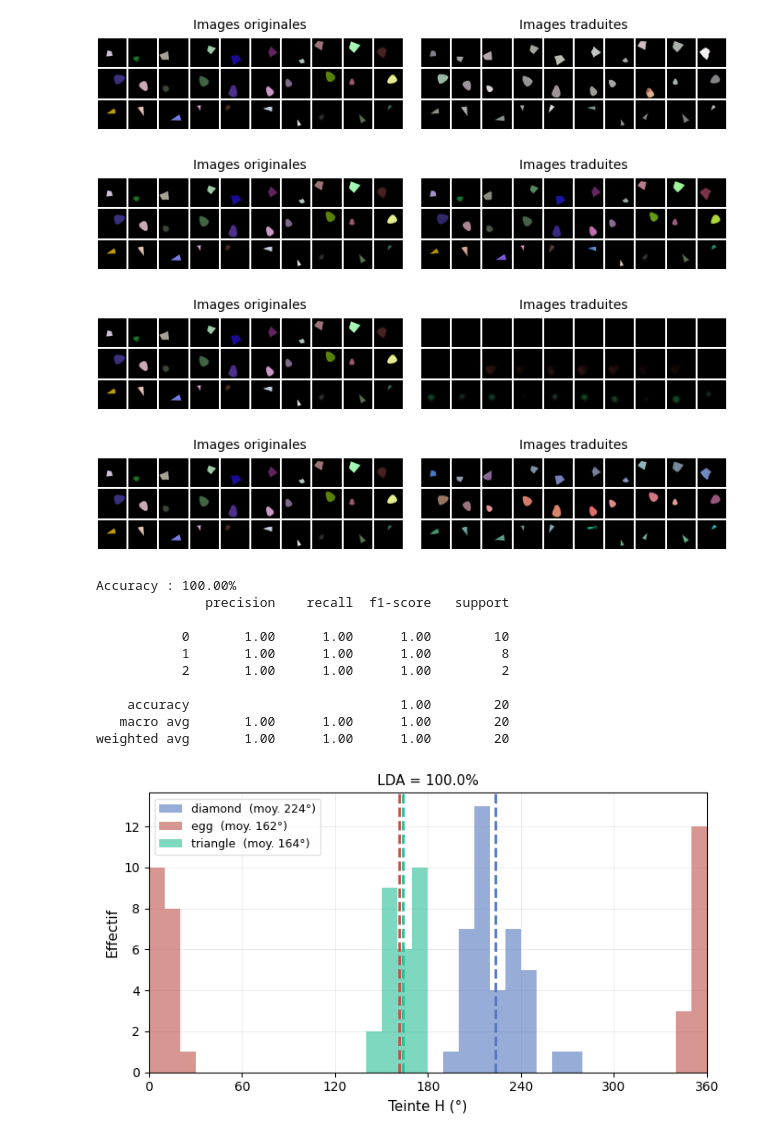
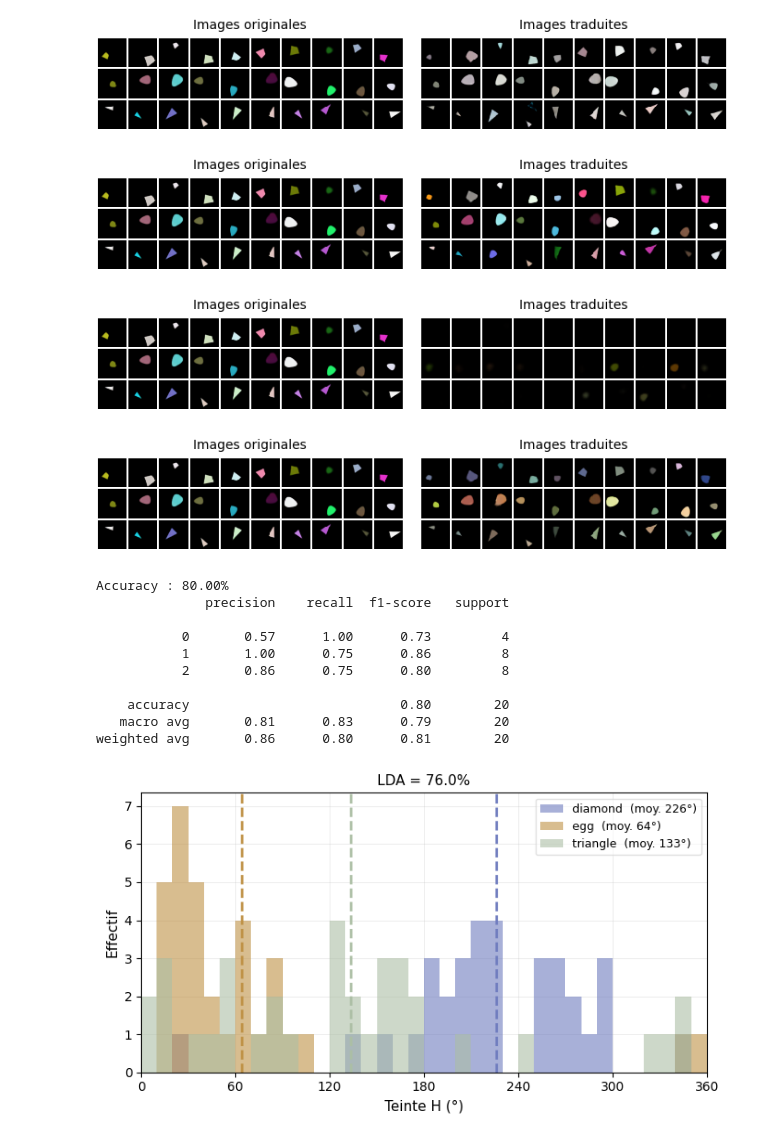
Before and after one commit to lucas-ch/gwsyn, a Jupyter notebook: notebooks/first_analysis.ipynb, the cells around one changed output. Saved outputs shown, nothing was run; the diff lists cells and outputs as text; code cells hidden in the pictures.

```diff
--- a/notebooks/first_analysis.ipynb
+++ b/notebooks/first_analysis.ipynb
@@ -13,10 +13,10 @@ from syn_project.utils_notebook import *
 
 %matplotlib widget
 # %%
-condition = "base_model_124"
+condition = "ablation_base"
 checkpoint_epoch = 0
 n_samples_test = 100
-split = "train"
+split = "test"
 dataset = "biased_00"
 # %%
 
@@ -40,7 +40,13 @@ dataset = "biased_00"
 # modality_add='position',
 
 with total_silence():
-    global_workspace, domain_mods, gw_mod, visual_module, original_data, latent_domains, modules_name = get_modules_data_from_exp(experiment_name=condition, n_samples_test=n_samples_test, split=split, checkpoint_epoch=checkpoint_epoch)
+    global_workspace, domain_mods, gw_mod, visual_module, original_data, latent_domains, modules_name =\
+          get_modules_data_from_exp(
+              experiment_name=condition,
+              n_samples_test=n_samples_test,
+              split=split,
+              checkpoint_epoch=checkpoint_epoch)
+
     objects = get_objects_from_v_latents(
         latent_domains,
         gw_mod,
@@ -50,7 +56,7 @@ with total_silence():
         modality_through='color',
         modality_main=['attr'],
         modality_add='color',
-        start_v=False
+        start_v=True
 )
 
     original_images_rgb = visual_module.decode_images(original_data['v_latents'])
@@ -67,35 +73,35 @@ for i in range(1,5):
     plt.show()
     del decoded_images
 # %% [output]
-[figure, old version]
+[figure, new version]
-[figure, old version]
+[figure, new version]
-[figure, old version]
+[figure, new version]
-[figure, old version]
+[figure, new version]
 # %%
 decoded_images= visual_module.decode_images(objects[f'vision4'])
 #colors_np = get_samples_rgb({"train_images": None, "images_decoded": decoded_images})
-colors_np = objects['x2']['color'].detach().cpu().numpy()
+colors_np = np.clip((objects['x2']['color'].detach().cpu().numpy() + 1) / 2, 0, 1)
 cats = cat.argmax(dim=1).detach().cpu().numpy()
 
 metrics, fig = hue_analysis(colors_np, cats, cat_names=CAT_NAMES, value=0.75, saturation_boost=1.8)
 
 results = logistic_probe(colors_np, cats)
 print(f"Accuracy : {results['accuracy']:.2%}")
 print(results['report'])
 
 display(fig)
 # %% [output]
-Accuracy : 100.00%
+Accuracy : 80.00%
               precision    recall  f1-score   support
 
-           0       1.00      1.00      1.00        10
-           1       1.00      1.00      1.00         8
-           2       1.00      1.00      1.00         2
+           0       0.57      1.00      0.73         4
+           1       1.00      0.75      0.86         8
+           2       0.86      0.75      0.80         8
 
-    accuracy                           1.00        20
-   macro avg       1.00      1.00      1.00        20
-weighted avg       1.00      1.00      1.00        20
+    accuracy                           0.80        20
+   macro avg       0.81      0.83      0.79        20
+weighted avg       0.86      0.80      0.81        20
-[figure, old version]
+[figure, new version]
 # %%
 metrics['per_cat']
 # %% [output]
```
Also changed, not shown: parts of 1 cell of this notebook, 15 other files.
